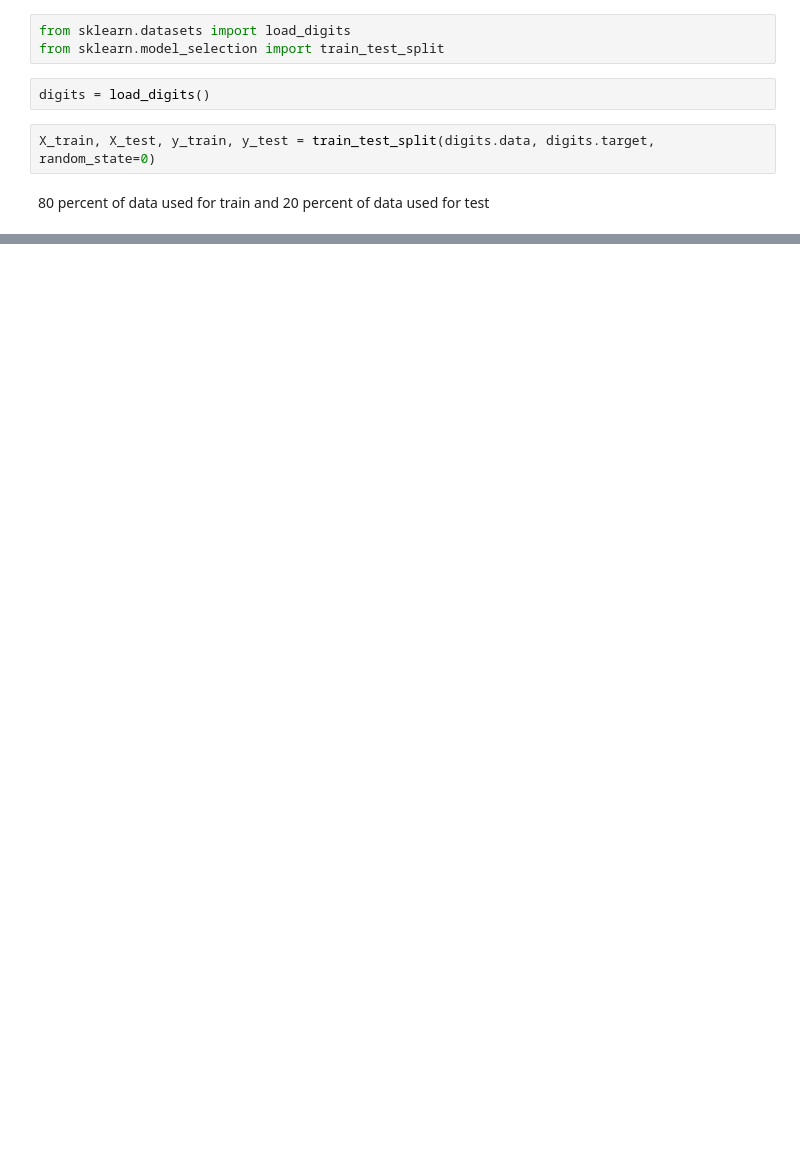
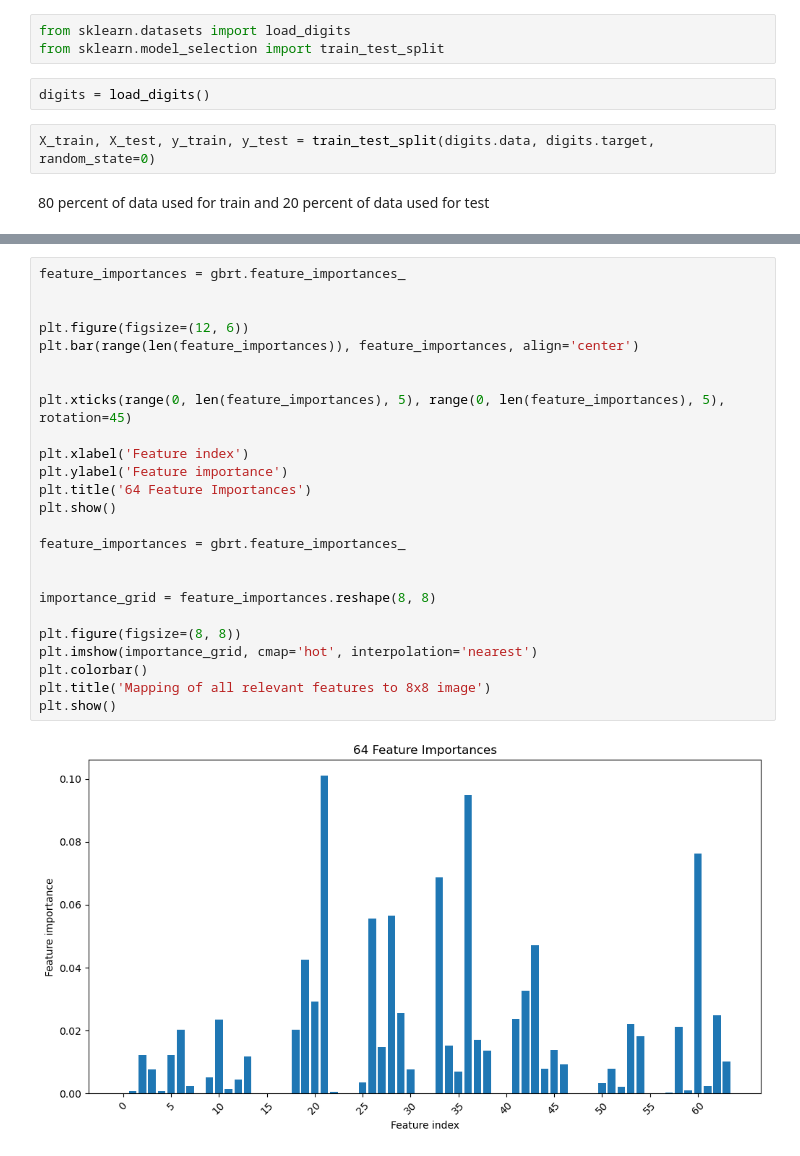
Before and after one commit to mencinas93/GBT-and-SVM, a Jupyter notebook: Midterm_Encinas_Michael_ML.ipynb, the cells around one changed output, grey strips where cells are left out. Saved outputs shown, nothing was run; the diff lists cells and outputs as text; blank space fills up the shorter version.

```diff
--- a/Midterm_Encinas_Michael_ML.ipynb
+++ b/Midterm_Encinas_Michael_ML.ipynb
@@ -179,0 +245,27 @@ plt.show()
+# %%
+feature_importances = gbrt.feature_importances_
+
+
+plt.figure(figsize=(12, 6))
+plt.bar(range(len(feature_importances)), feature_importances, align='center')
+
+
+plt.xticks(range(0, len(feature_importances), 5), range(0, len(feature_importances), 5), rotation=45)
+
+plt.xlabel('Feature index')
+plt.ylabel('Feature importance')
+plt.title('64 Feature Importances')
+plt.show()
+
+feature_importances = gbrt.feature_importances_
+
+
+importance_grid = feature_importances.reshape(8, 8)
+
+plt.figure(figsize=(8, 8))
+plt.imshow(importance_grid, cmap='hot', interpolation='nearest')
+plt.colorbar()
+plt.title('Mapping of all relevant features to 8x8 image')
+plt.show()
+# %% [output]
+[figure, added]
```
Also changed, not shown: parts of 10 cells of this notebook.
